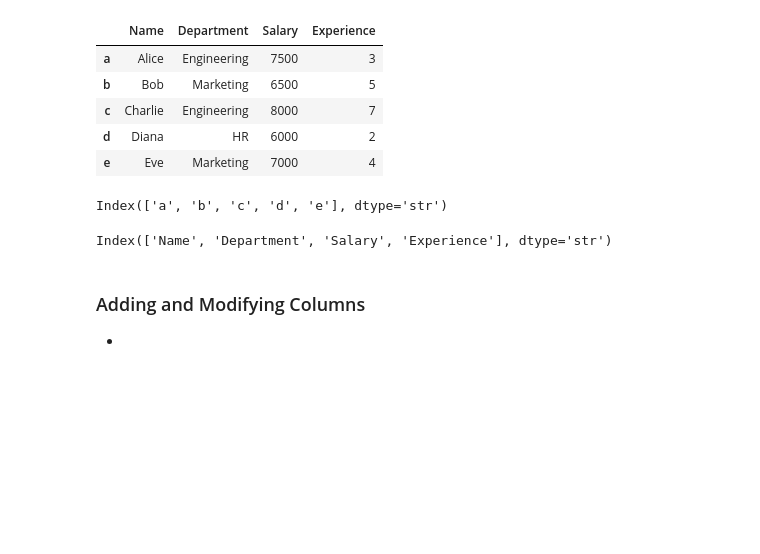
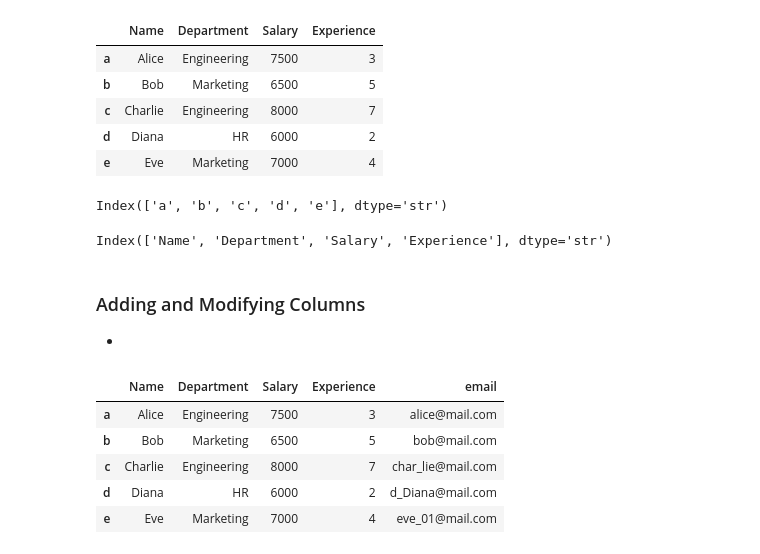
Before and after one commit to lyanjnizam/Daily-Practice, a Jupyter notebook: Day 12 - Pandas/data handling with pandas .ipynb, the cells around one changed output. Drawn from its saved outputs; the diff is of its cells as text; code cells hidden in the pictures; blank space fills up the shorter version.

```diff
--- a/Day 12 - Pandas/data handling with pandas .ipynb
+++ b/Day 12 - Pandas/data handling with pandas .ipynb
@@ -208,3 +208,13 @@ Index(['Name', 'Department', 'Salary', 'Experience'], dtype='str')
 # %% [markdown]
 ### Adding and Modifying Columns
 -
+# %%
+df['email'] = ['alice@mail.com', 'bob@mail.com', 'char_lie@mail.com', 'd_Diana@mail.com', 'eve_01@mail.com']
+df
+# %% [output]
+|  | Name | Department | Salary | Experience | email |
+| a | Alice | Engineering | 7500 | 3 | alice@mail.com |
+| b | Bob | Marketing | 6500 | 5 | bob@mail.com |
+| c | Charlie | Engineering | 8000 | 7 | char_lie@mail.com |
+| d | Diana | HR | 6000 | 2 | d_Diana@mail.com |
+| e | Eve | Marketing | 7000 | 4 | eve_01@mail.com |
```
Also changed, not shown: parts of 11 cells of this notebook.
